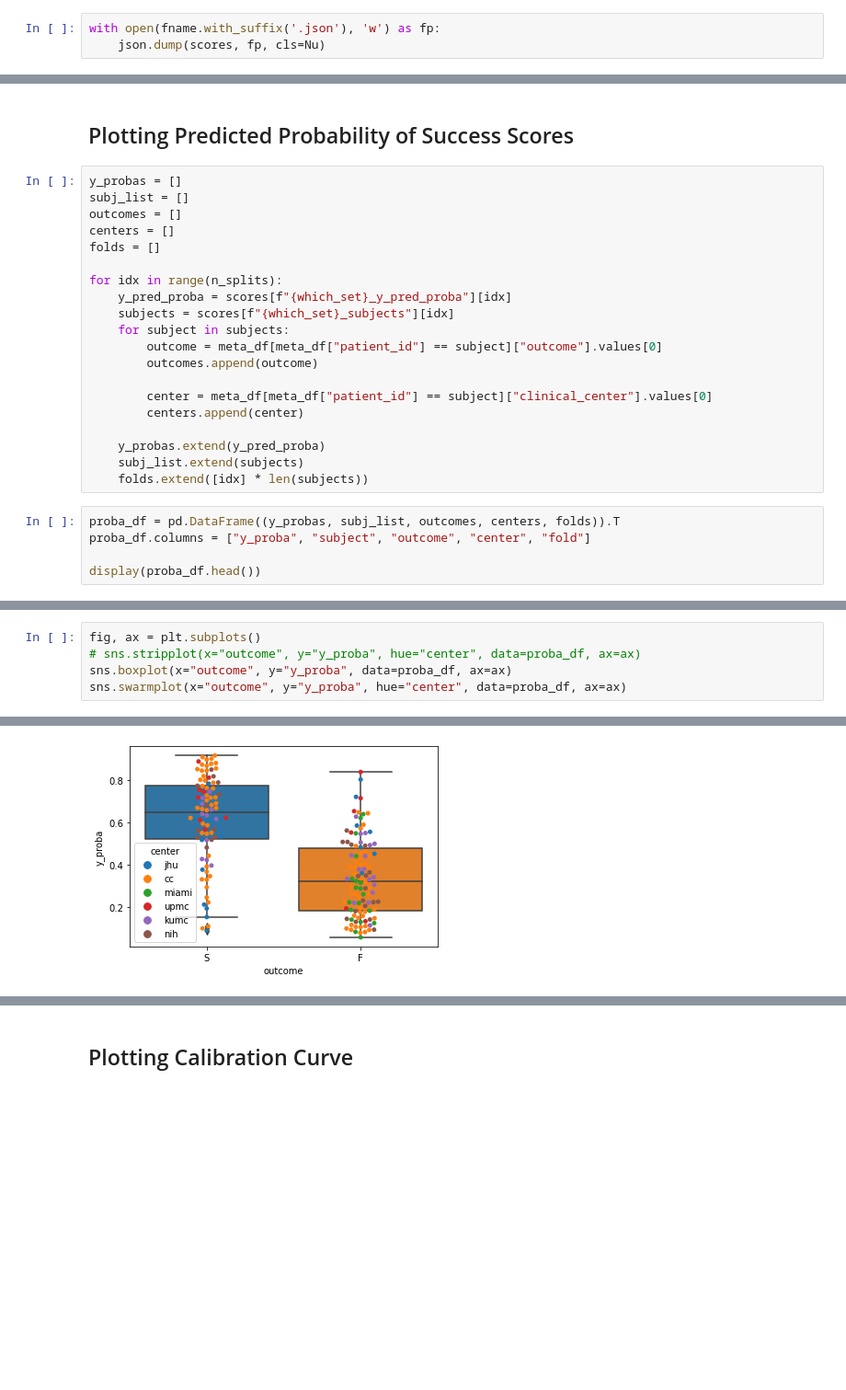
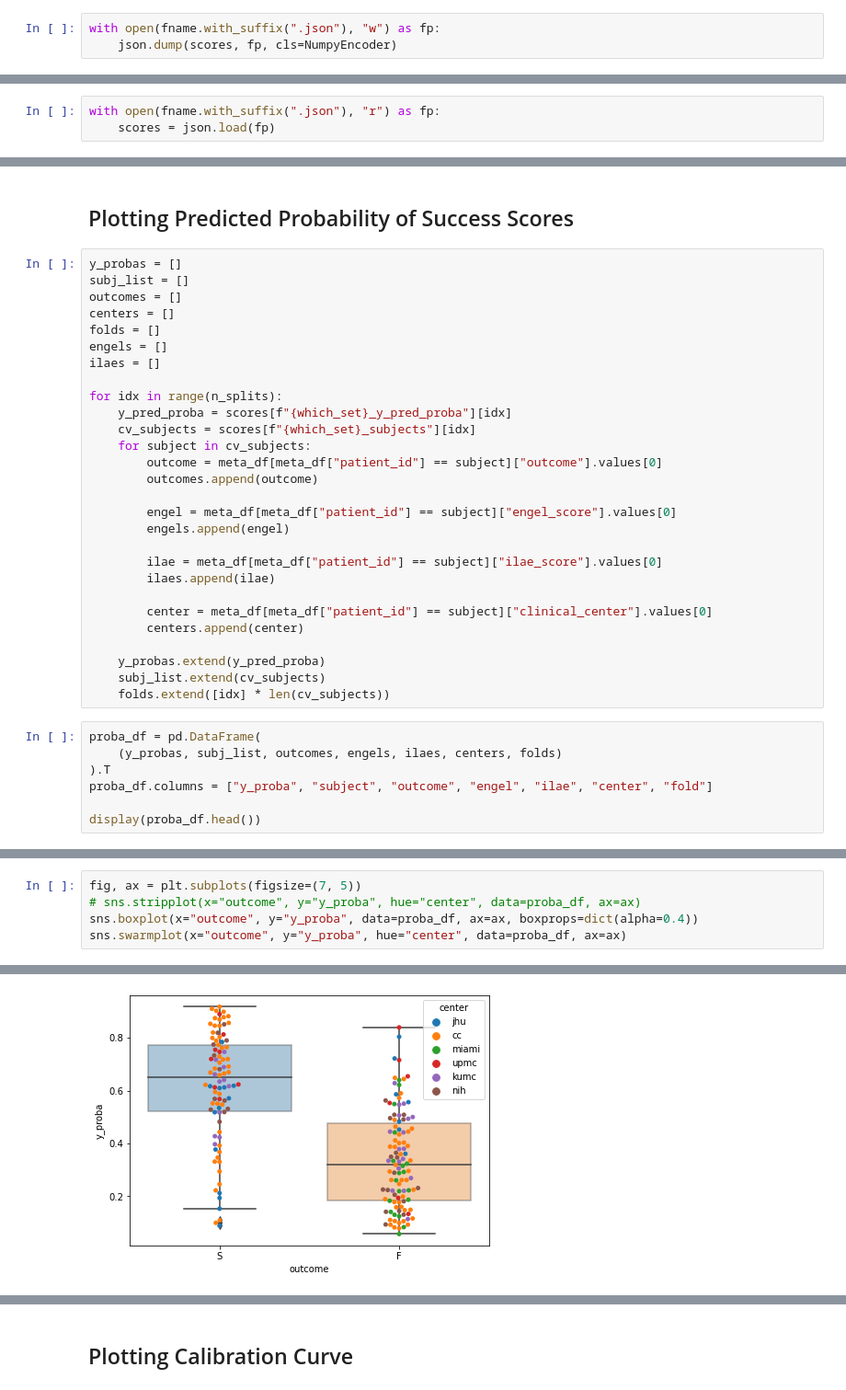
Before and after one commit to adam2392/interictal_study, a Jupyter notebook: notebooks/source_sink_validation.ipynb, the cells around one changed output, grey strips where cells are left out. Shown: that part at 92% size. Saved outputs shown, nothing was run; the diff lists cells and outputs as text; blank space fills up the shorter version.

```diff
--- a/notebooks/source_sink_validation.ipynb
+++ b/notebooks/source_sink_validation.ipynb
@@ -773,5 +1416,5 @@ print(fname)
 # %% [output]
 /Users/adam2392/OneDrive - Johns Hopkins/epilepsy_interictal/derivatives/cv10_sporf_mtry30_exp_allfeats_meandiff.pkl
 # %%
-with open(fname.with_suffix('.json'), 'w') as fp:
-    json.dump(scores, fp, cls=Nu)
+with open(fname.with_suffix(".json"), "w") as fp:
+    json.dump(scores, fp, cls=NumpyEncoder)
@@ -781,6 +1422,9 @@ TypeError: Object of type ndarray is not JSON serializable
 with open(fname, "wb") as file_name:
     pickle.dump(scores, file_name)
 #     json.dump(scores, file_name)
+# %%
+with open(fname.with_suffix(".json"), "r") as fp:
+    scores = json.load(fp)
 # %% [markdown]
 ## Make Plots of the Data
 
@@ -924,23 +1568,33 @@ subj_list = []
 outcomes = []
 centers = []
 folds = []
+engels = []
+ilaes = []
 
 for idx in range(n_splits):
     y_pred_proba = scores[f"{which_set}_y_pred_proba"][idx]
-    subjects = scores[f"{which_set}_subjects"][idx]
-    for subject in subjects:
+    cv_subjects = scores[f"{which_set}_subjects"][idx]
+    for subject in cv_subjects:
         outcome = meta_df[meta_df["patient_id"] == subject]["outcome"].values[0]
         outcomes.append(outcome)
+
+        engel = meta_df[meta_df["patient_id"] == subject]["engel_score"].values[0]
+        engels.append(engel)
+
+        ilae = meta_df[meta_df["patient_id"] == subject]["ilae_score"].values[0]
+        ilaes.append(ilae)
 
         center = meta_df[meta_df["patient_id"] == subject]["clinical_center"].values[0]
         centers.append(center)
 
     y_probas.extend(y_pred_proba)
-    subj_list.extend(subjects)
-    folds.extend([idx] * len(subjects))
+    subj_list.extend(cv_subjects)
+    folds.extend([idx] * len(cv_subjects))
 # %%
-proba_df = pd.DataFrame((y_probas, subj_list, outcomes, centers, folds)).T
-proba_df.columns = ["y_proba", "subject", "outcome", "center", "fold"]
+proba_df = pd.DataFrame(
+    (y_probas, subj_list, outcomes, engels, ilaes, centers, folds)
+).T
+proba_df.columns = ["y_proba", "subject", "outcome", "engel", "ilae", "center", "fold"]
 
 display(proba_df.head())
 # %% [output]
@@ -953,11 +1607,11 @@ display(proba_df.head())
 # %%
-fig, ax = plt.subplots()
+fig, ax = plt.subplots(figsize=(7, 5))
 # sns.stripplot(x="outcome", y="y_proba", hue="center", data=proba_df, ax=ax)
-sns.boxplot(x="outcome", y="y_proba", data=proba_df, ax=ax)
+sns.boxplot(x="outcome", y="y_proba", data=proba_df, ax=ax, boxprops=dict(alpha=0.4))
 sns.swarmplot(x="outcome", y="y_proba", hue="center", data=proba_df, ax=ax)
 # %% [output]
 <AxesSubplot:xlabel='outcome', ylabel='y_proba'>
-[figure, old version]
+[figure, new version]
 # %%
 fig, ax = plt.subplots(figsize=(7, 5))
 sns.stripplot(x="center", y="y_proba", hue="outcome", data=proba_df, ax=ax)
```
Also changed, not shown: parts of 53 cells of this notebook, 6 other files.
